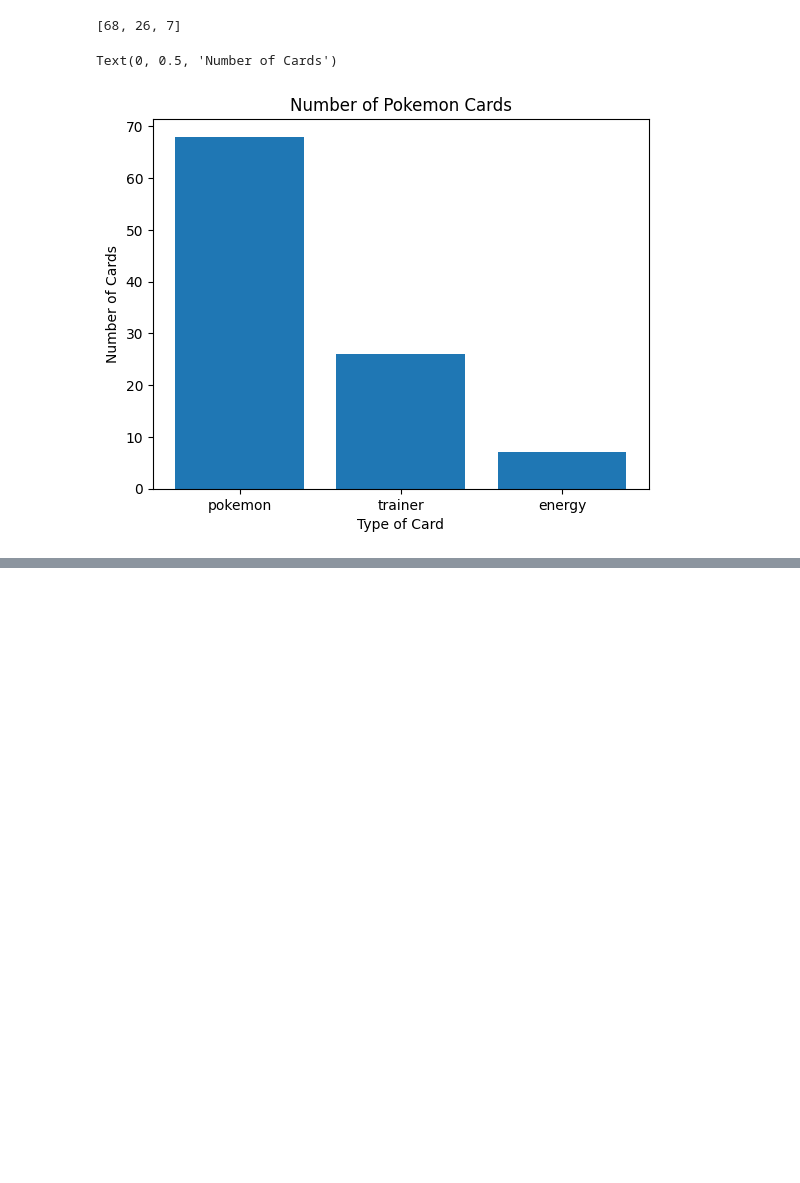
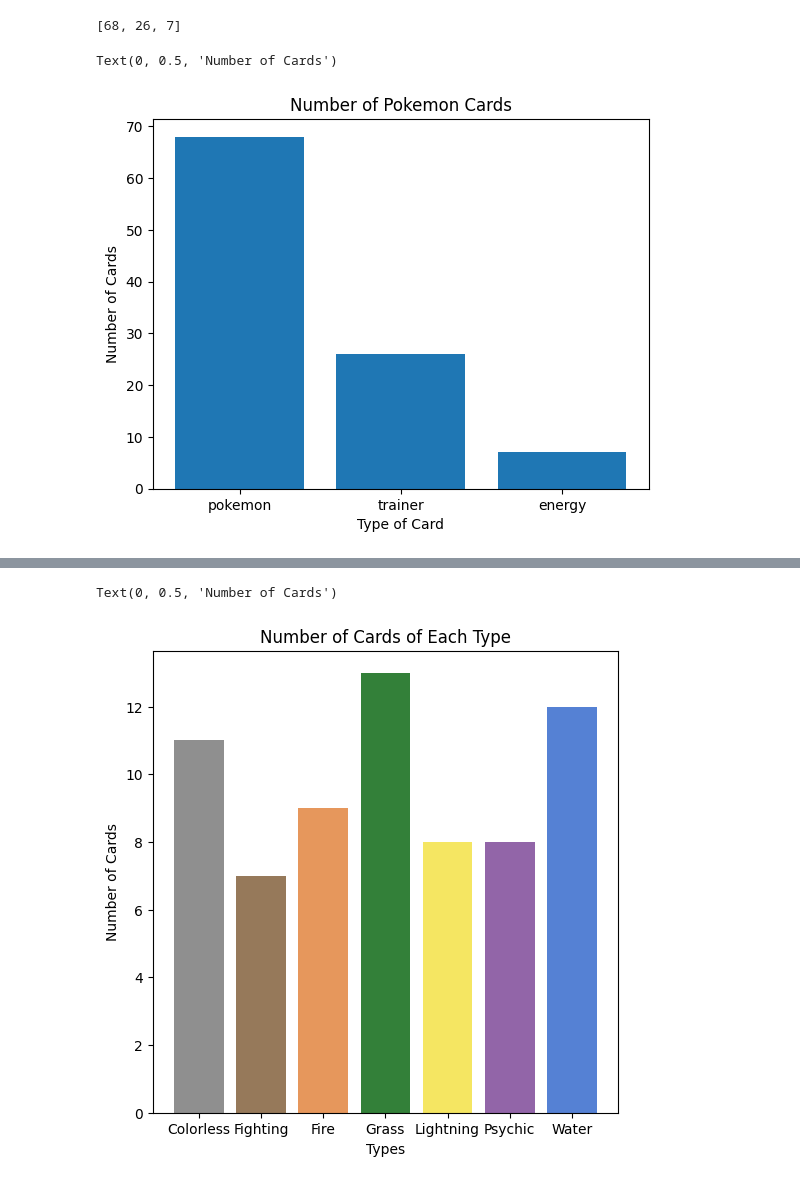
Before and after one commit to loganfu06/ThePokeymenTCG, a Jupyter notebook: pokemontcg/cardData/test.ipynb, the cells around one changed output, grey strips where cells are left out. Saved outputs shown, nothing was run; the diff lists cells and outputs as text; code cells hidden in the pictures; blank space fills up the shorter version.

```diff
--- a/pokemontcg/cardData/test.ipynb
+++ b/pokemontcg/cardData/test.ipynb
@@ -60,0 +82,18 @@ dtype: int64
+# %%
+df_pokemon_types_link = pd.read_sql('select * from pokedex_pokemon_types', con=engine).set_index('pokemon_id').drop(['id'], axis=1)
+df_types = pd.read_sql('select * from pokedex_type', con=engine)
+df_pokemon_types = pd.merge(df_pokemon, df_pokemon_types_link, left_on='id', right_on='pokemon_id')
+df_pokemon_types = pd.merge(df_pokemon_types, df_types, left_on='type_id', right_on='id', suffixes=[None, '_type']).drop(['id_type'], axis=1)
+df_type_count = df_pokemon_types.groupby(['name_type'], as_index=False).count()
+df_type_count
+fig, ax = plt.subplots(figsize=(6, 6))
+labels = df_type_count['name_type']
+colors = ['#8f8f8f', '#96795a', '#e6975c', '#338039', '#f5e662', '#9265a8', '#5581d4']
+
+plt.bar(labels, df_type_count['id'], color = colors)
+plt.title('Number of Cards of Each Type')
+plt.xlabel('Types')
+plt.ylabel('Number of Cards')
+# %% [output]
+Text(0, 0.5, 'Number of Cards')
+[figure, added]
```
Also changed, not shown: parts of 6 cells of this notebook, 7 other files.
